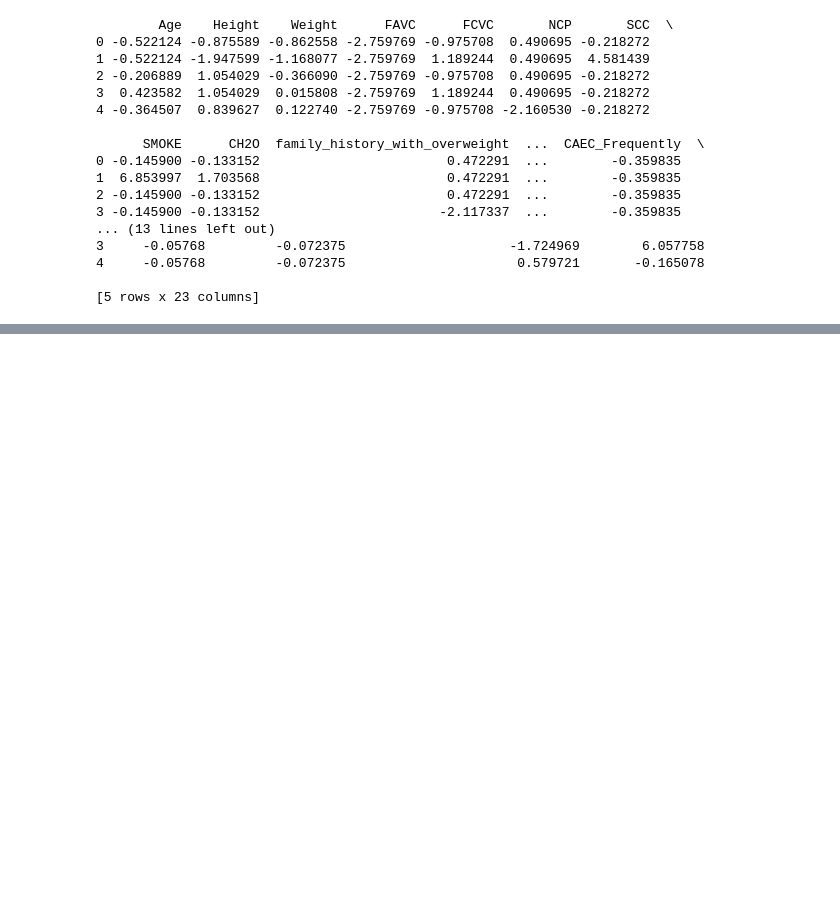
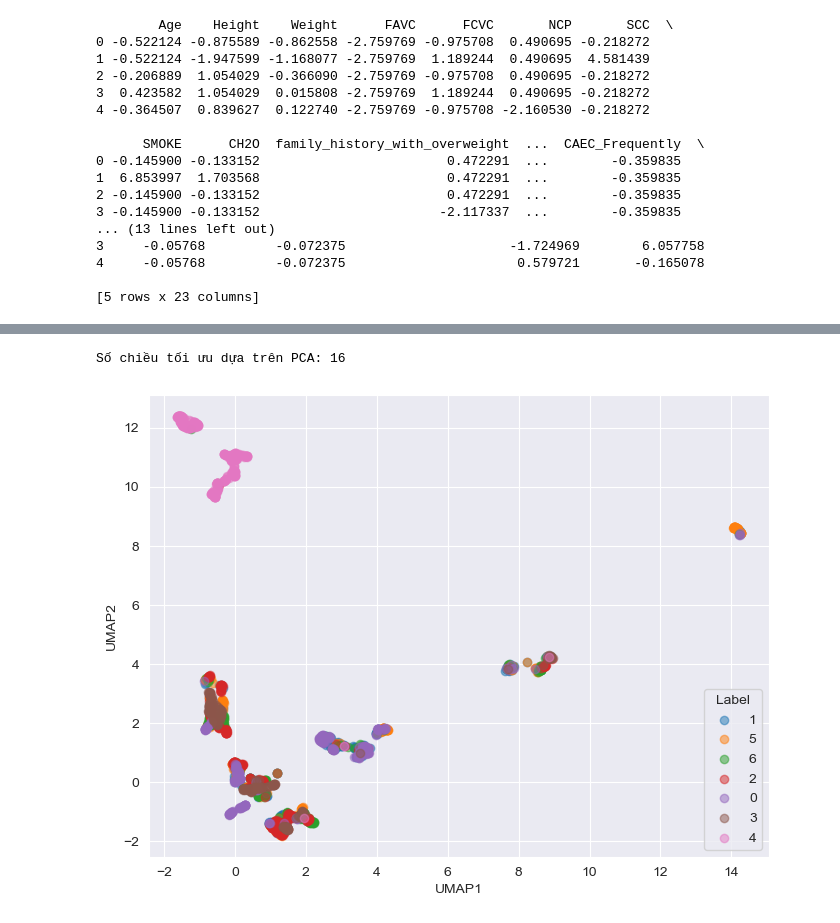
Before and after one commit to Anbt0106/Obesity-Classification, a Jupyter notebook: DataVisualization.ipynb, the cells around one changed output, grey strips where cells are left out. Cells and saved outputs as stored; diff of their text form; code cells hidden in the pictures; blank space fills up the shorter version.

```diff
--- a/DataVisualization.ipynb
+++ b/DataVisualization.ipynb
@@ -127,0 +169,30 @@ print(principal_df.head())
+# %%
+# Sử dụng PCA để tìm số chiều tối ưu dựa trên phương sai tích lũy. Sau đó áp dụng UMAP để giảm chiều.
+
+# Số chiều tối ưu dựa trên PCA
+import umap.umap_ as umap_learn  # Thư viện chuẩn của umap-learn
+
+optimal_components_pca = optimal_components # 16 thành phần chính
+
+print(f"Số chiều tối ưu dựa trên PCA: {optimal_components_pca}")
+
+# Ap dụng UMAP với số chiều tối ưu
+reducer = umap_learn.UMAP(n_components=optimal_components_pca)
+X_reduced_umap = reducer.fit_transform(X_scaled)
+
+# Trực quan hóa dữ liệu
+umap_df = pd.DataFrame(data=X_reduced_umap, columns=[f'UMAP{i}' for i in range(1, optimal_components_pca + 1)])
+umap_df['label'] = y
+
+plt.figure(figsize=(8, 6))
+for label in umap_df['label'].unique():
+    plt.scatter(umap_df.loc[umap_df['label'] == label, 'UMAP1'], umap_df.loc[umap_df['label'] == label, 'UMAP2'], alpha=0.5, label=label)
+
+plt.xlabel('UMAP1')
+plt.ylabel('UMAP2')
+plt.legend(title='Label')
+plt.savefig('Img\\UMAP_Label.png')
+plt.show()
+# %% [output]
+Số chiều tối ưu dựa trên PCA: 16
+[figure, added]
```
Also changed, not shown: parts of 12 cells of this notebook, 5 other files.
